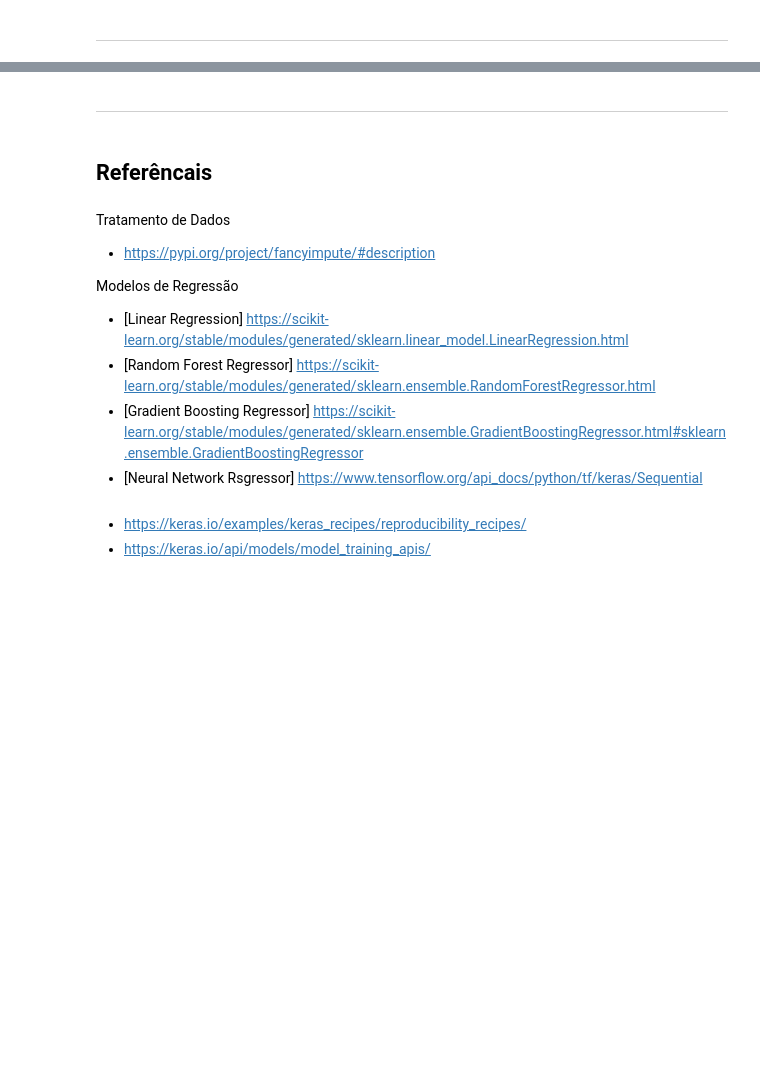
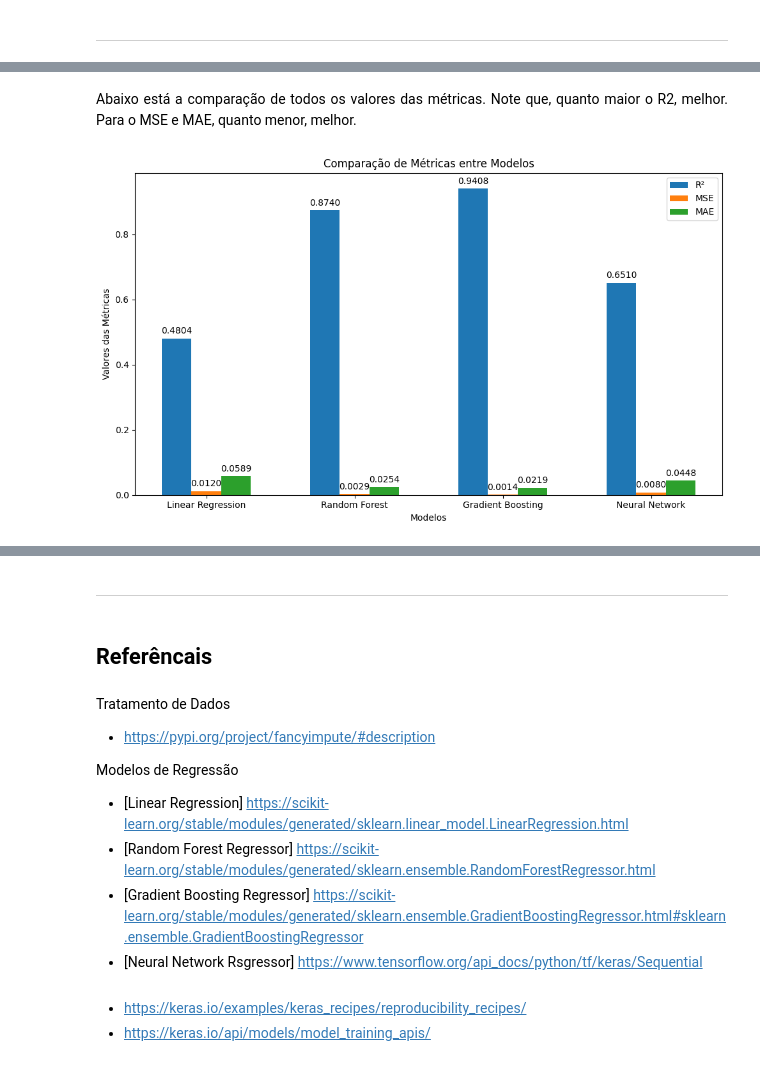
Before and after one commit to V1ct0rC/analise-seminovos-recife, a Jupyter notebook: TAGDI_Projeto_2.ipynb, the cells around one changed output, grey strips where cells are left out. Cells and saved outputs as stored; diff of their text form; code cells hidden in the pictures; blank space fills up the shorter version.

```diff
--- a/TAGDI_Projeto_2.ipynb
+++ b/TAGDI_Projeto_2.ipynb
@@ -608,0 +727,44 @@ X_test.head()
+# %% [markdown]
+<p align="justify">
+Abaixo está a comparação de todos os valores das métricas. Note que, quanto maior o R2, melhor. Para o MSE e MAE, quanto menor, melhor.
+# %%
+models = ['Linear Regression', 'Random Forest', 'Gradient Boosting', 'Neural Network']
+
+model_r2 = [lin_reg_best_r2, rf_reg_best_r2, gb_reg_best_r2, nn_best_r2]
+model_mse = [lin_reg_best_mse, rf_reg_best_mse, gb_reg_best_mse, nn_best_mse]
+model_mae = [lin_reg_best_mae, rf_reg_best_mae, gb_reg_best_mae, nn_best_mae]
+
+
+x = np.arange(len(models))
+width = 0.2
+
+fig, ax = plt.subplots(figsize=(10, 6))
+
+bar1 = ax.bar(x - width, model_r2, width, label='R²')
+bar2 = ax.bar(x, model_mse, width, label='MSE')
+bar3 = ax.bar(x + width, model_mae, width, label='MAE')
+
+ax.set_xlabel('Modelos')
+ax.set_ylabel('Valores das Métricas')
+ax.set_title('Comparação de Métricas entre Modelos')
+ax.set_xticks(x)
+ax.set_xticklabels(models)
+ax.legend()
+
+def add_labels(bars):
+    for bar in bars:
+        height = bar.get_height()
+        ax.annotate(f'{height:.4f}',
+                    xy=(bar.get_x() + bar.get_width() / 2, height),
+                    xytext=(0, 3),  # Offset vertical
+                    textcoords="offset points",
+                    ha='center', va='bottom')
+
+add_labels(bar1)
+add_labels(bar2)
+add_labels(bar3)
+
+plt.tight_layout()
+plt.show()
+# %% [output]
+[figure, added]
```
Also changed, not shown: parts of 31 cells of this notebook, 3 other files.
